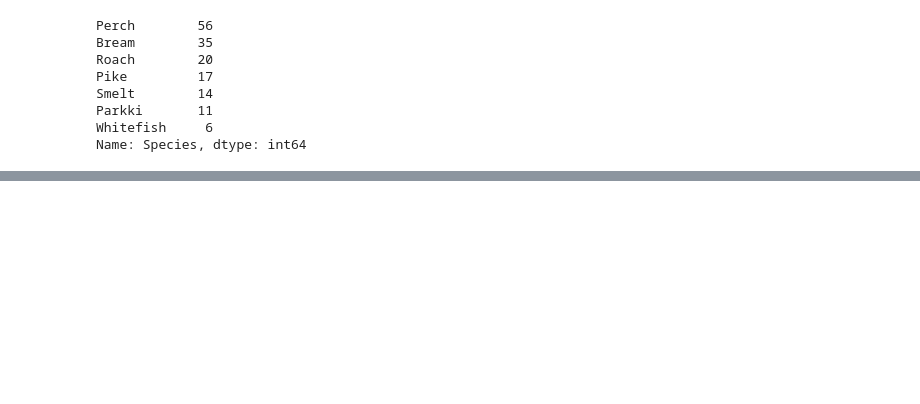
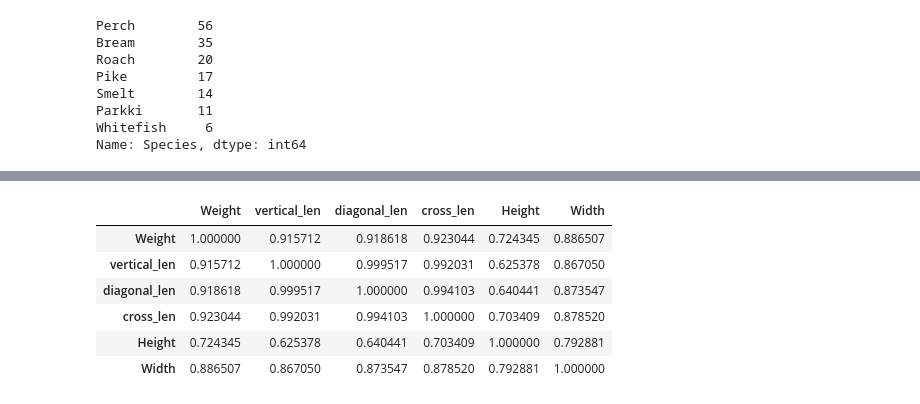
Before and after one commit to dasdebjeet/data_science, a Jupyter notebook: practice/Untitled.ipynb, the cells around one changed output, grey strips where cells are left out. Drawn from its saved outputs; the diff is of its cells as text; code cells hidden in the pictures; blank space fills up the shorter version.

```diff
--- a/practice/Untitled.ipynb
+++ b/practice/Untitled.ipynb
@@ -44,0 +82,10 @@ plt.show()
+# %%
+df.corr()
+# %% [output]
+|  | Weight | vertical_len | diagonal_len | cross_len | Height | Width |
+| Weight | 1.000000 | 0.915712 | 0.918618 | 0.923044 | 0.724345 | 0.886507 |
+| vertical_len | 0.915712 | 1.000000 | 0.999517 | 0.992031 | 0.625378 | 0.867050 |
+| diagonal_len | 0.918618 | 0.999517 | 1.000000 | 0.994103 | 0.640441 | 0.873547 |
+| cross_len | 0.923044 | 0.992031 | 0.994103 | 1.000000 | 0.703409 | 0.878520 |
+| Height | 0.724345 | 0.625378 | 0.640441 | 0.703409 | 1.000000 | 0.792881 |
+| Width | 0.886507 | 0.867050 | 0.873547 | 0.878520 | 0.792881 | 1.000000 |
```
Also changed, not shown: parts of 20 cells of this notebook.
